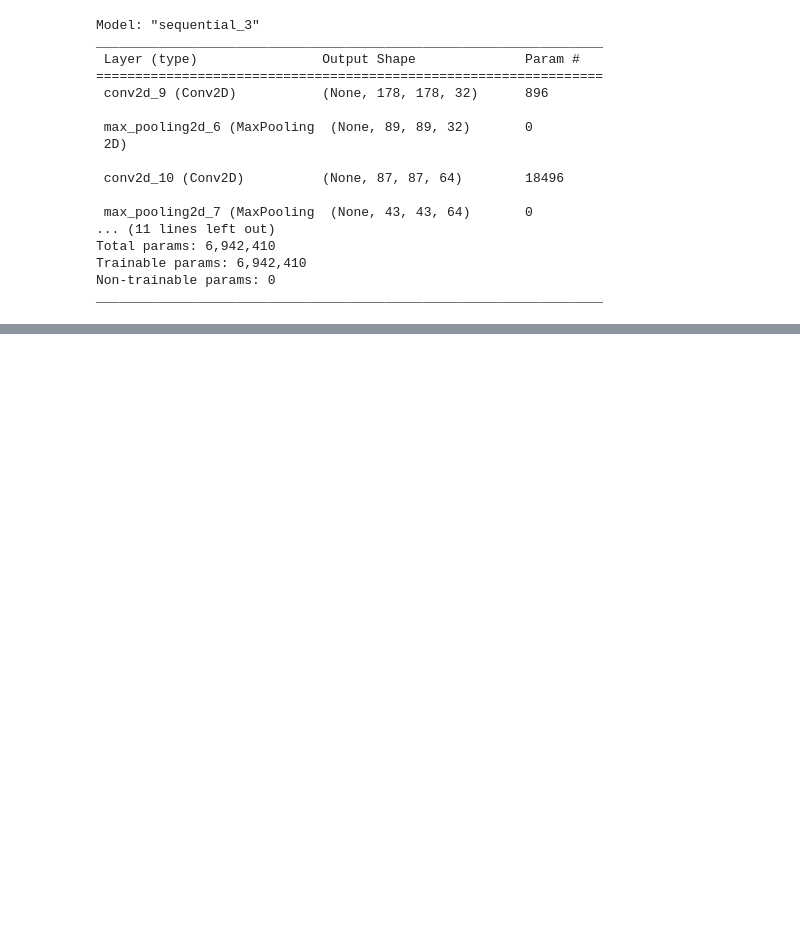
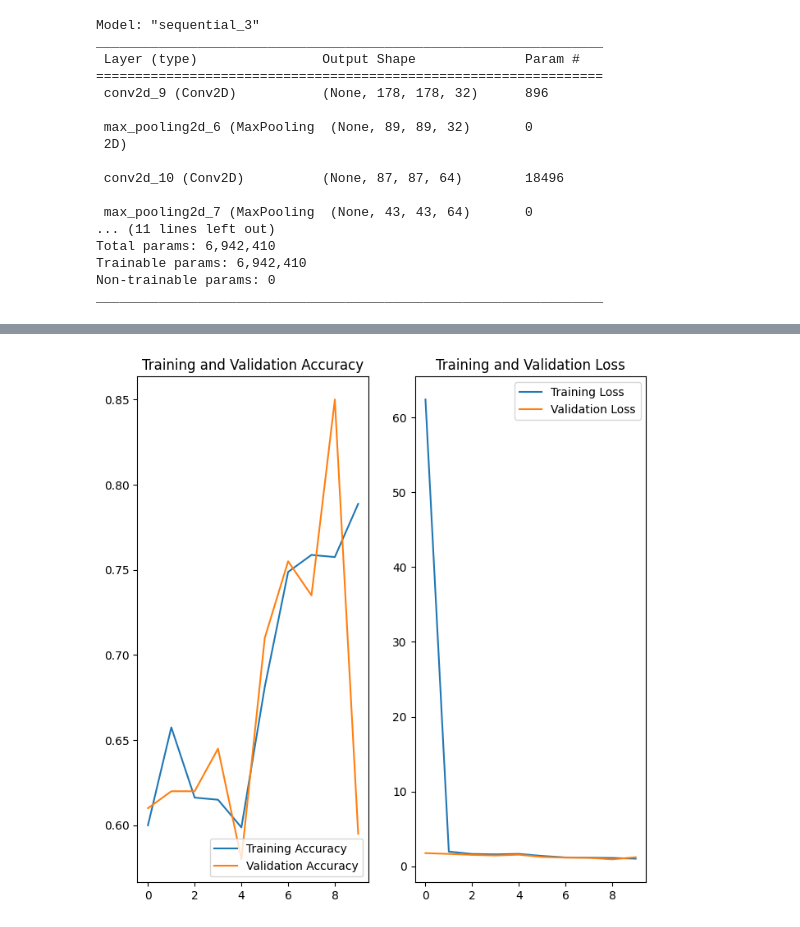
Before and after one commit to ghanbarifereshteh/singlecolorprj, a Jupyter notebook: singlecolorimages.ipynb, the cells around one changed output, grey strips where cells are left out. Drawn from its saved outputs; the diff is of its cells as text; code cells hidden in the pictures; blank space fills up the shorter version.

```diff
--- a/singlecolorimages.ipynb
+++ b/singlecolorimages.ipynb
@@ -191,7 +223,7 @@ for i in range(data_Length_test):
   else:
     label = 6 #blue
     folder = "testblue"
-  shutil.move("t"+str(i)+".jpg", str(folder)+"/"+"t"+str(i)+".jpg")
+  #shutil.move("t"+str(i)+".jpg", str(folder)+"/"+"t"+str(i)+".jpg")
   labels_test[i] = label
 # %% [output]
 Deprecated in NumPy 1.20; for more details and guidance: https://numpy.org/devdocs/release/1.20.0-notes.html#deprecations
@@ -237,7 +269,7 @@ And now we start training.
 batch_size = 32
 img_height = 180
 img_width = 180
-data_dir = "/root"
+data_dir = "/content"
 # %%
 train_ds = tf.keras.utils.image_dataset_from_directory(
   data_dir,
@@ -327,24 +359,27 @@ Epoch 10/10
 # %%
-acc = history.history['acc']
-val_acc = history.history['val_acc']
+import matplotlib.pyplot as plt
+acc = history.history['accuracy']
+val_acc = history.history['val_accuracy']
 
 loss = history.history['loss']
 val_loss = history.history['val_loss']
 
 epochs_range = range(epochs)
 
 plt.figure(figsize=(8, 8))
 plt.subplot(1, 2, 1)
 plt.plot(epochs_range, acc, label='Training Accuracy')
 plt.plot(epochs_range, val_acc, label='Validation Accuracy')
 plt.legend(loc='lower right')
 plt.title('Training and Validation Accuracy')
 
 plt.subplot(1, 2, 2)
 plt.plot(epochs_range, loss, label='Training Loss')
 plt.plot(epochs_range, val_loss, label='Validation Loss')
 plt.legend(loc='upper right')
 plt.title('Training and Validation Loss')
 plt.show()
 
 test_loss, test_acc = model.evaluate(numpydata_test,  labels_test, verbose=2)
+# %% [output]
+[figure, added]
```
Also changed, not shown: parts of 10 cells of this notebook.
